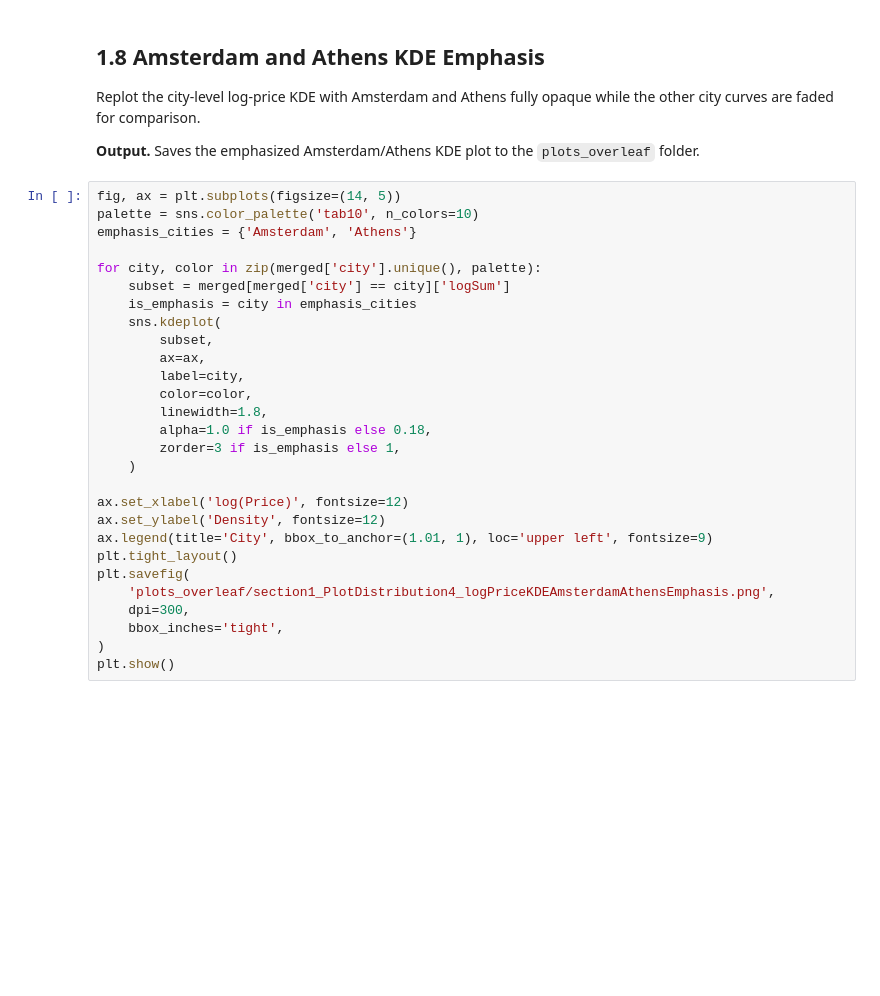
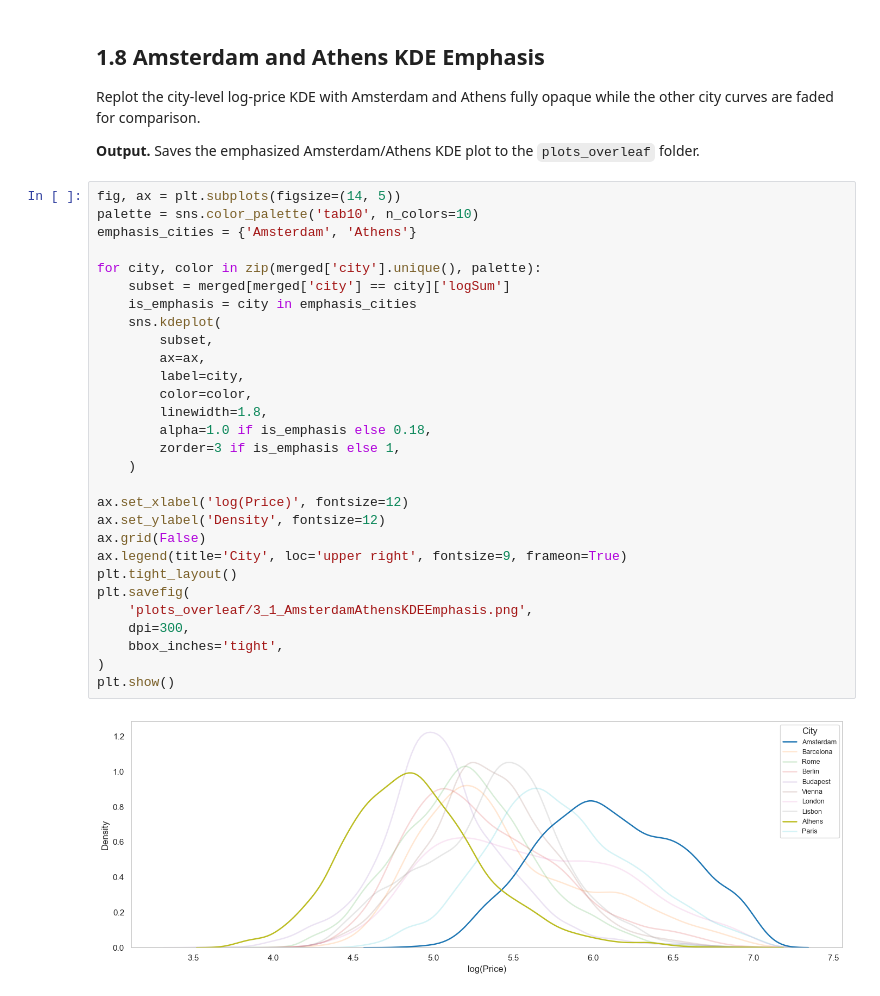
Before and after one commit to ShenghaoXue/MATH-189-Project-SP26, a Jupyter notebook: section1_cleaning_and_EDA.ipynb, the cells around one changed output. Saved outputs shown, nothing was run; the diff lists cells and outputs as text; blank space fills up the shorter version.

```diff
--- a/section1_cleaning_and_EDA.ipynb
+++ b/section1_cleaning_and_EDA.ipynb
@@ -323,28 +327,31 @@ Replot the city-level log-price KDE with Amsterdam and Athens fully opaque while
 # %%
 fig, ax = plt.subplots(figsize=(14, 5))
 palette = sns.color_palette('tab10', n_colors=10)
 emphasis_cities = {'Amsterdam', 'Athens'}
 
 for city, color in zip(merged['city'].unique(), palette):
     subset = merged[merged['city'] == city]['logSum']
     is_emphasis = city in emphasis_cities
     sns.kdeplot(
         subset,
         ax=ax,
         label=city,
         color=color,
         linewidth=1.8,
         alpha=1.0 if is_emphasis else 0.18,
         zorder=3 if is_emphasis else 1,
     )
 
 ax.set_xlabel('log(Price)', fontsize=12)
 ax.set_ylabel('Density', fontsize=12)
-ax.legend(title='City', bbox_to_anchor=(1.01, 1), loc='upper left', fontsize=9)
+ax.grid(False)
+ax.legend(title='City', loc='upper right', fontsize=9, frameon=True)
 plt.tight_layout()
 plt.savefig(
-    'plots_overleaf/section1_PlotDistribution4_logPriceKDEAmsterdamAthensEmphasis.png',
+    'plots_overleaf/3_1_AmsterdamAthensKDEEmphasis.png',
     dpi=300,
     bbox_inches='tight',
 )
 plt.show()
+# %% [output]
+[figure, added]
```
Also changed, not shown: parts of 3 cells of this notebook, 8 other files.
